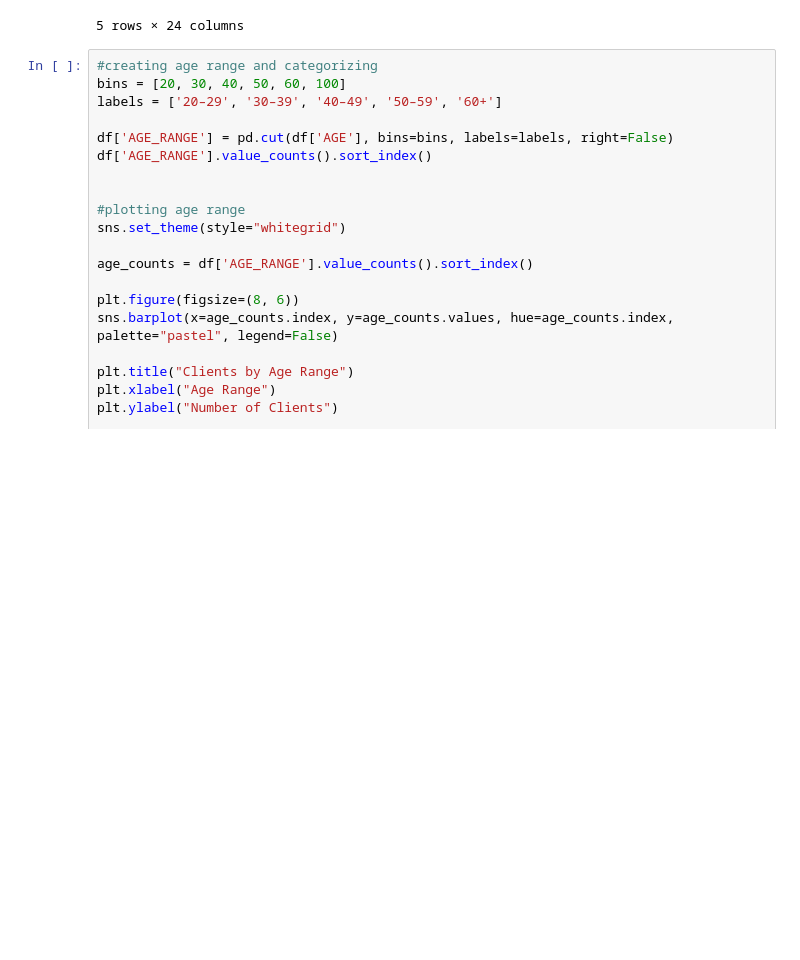
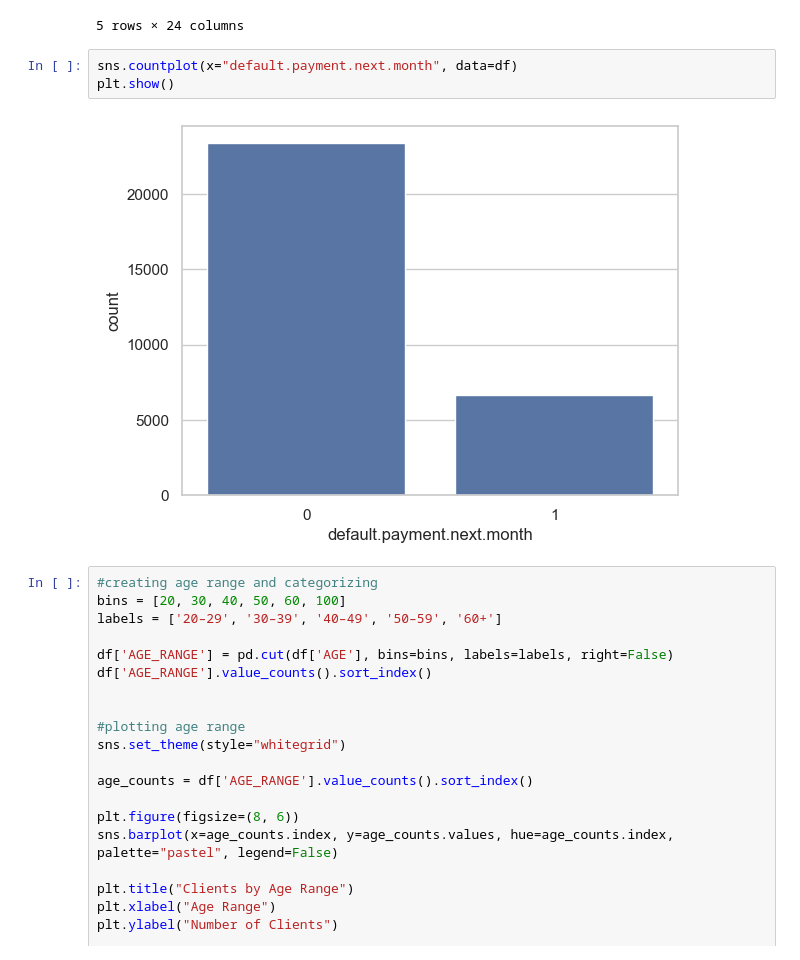
Before and after one commit to idribeir0/Credit_Analysis, a Jupyter notebook: notebooks/02_eda.ipynb, the cells around one changed output. Drawn from its saved outputs; the diff is of its cells as text; blank space fills up the shorter version.

```diff
--- a/notebooks/02_eda.ipynb
+++ b/notebooks/02_eda.ipynb
@@ -30,6 +30,11 @@ df.head()
 | 3 | 50000.0 | Female | Graduate | Married | 37 | 0 | 0 | 0 | 0 | 0 | ... |
 | 4 | 50000.0 | Male | Graduate | Married | 57 | -1 | 0 | -1 | 0 | 0 | ... |
 5 rows × 24 columns
+# %%
+sns.countplot(x="default.payment.next.month", data=df)
+plt.show()
+# %% [output]
+[figure, added]
 # %%
 #creating age range and categorizing
 bins = [20, 30, 40, 50, 60, 100]
```
